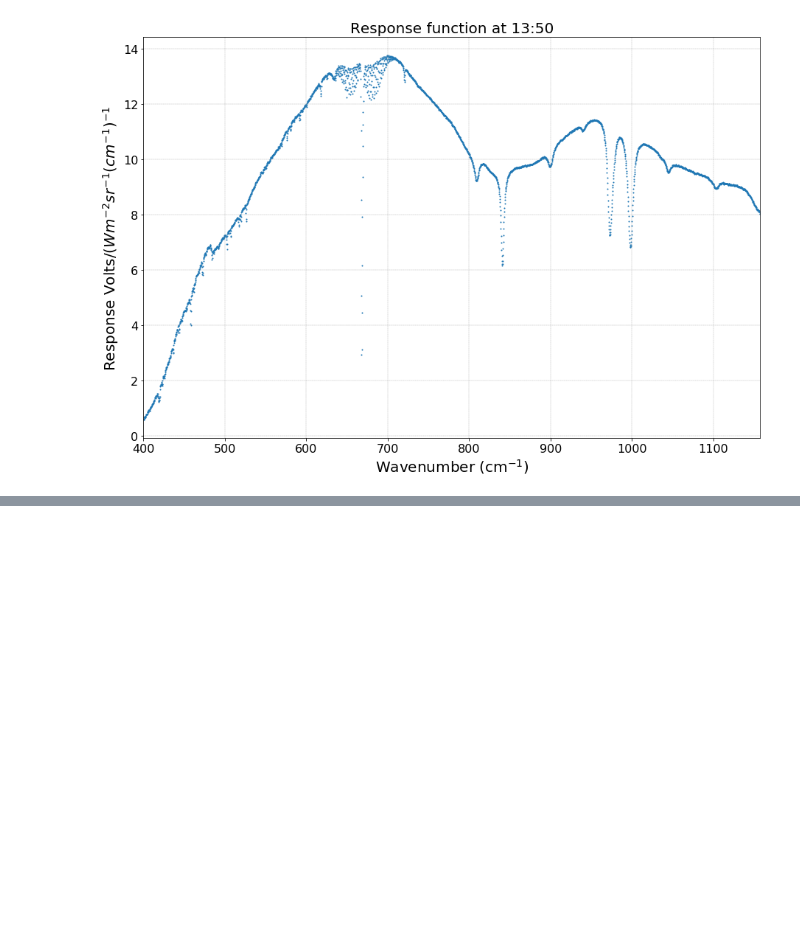
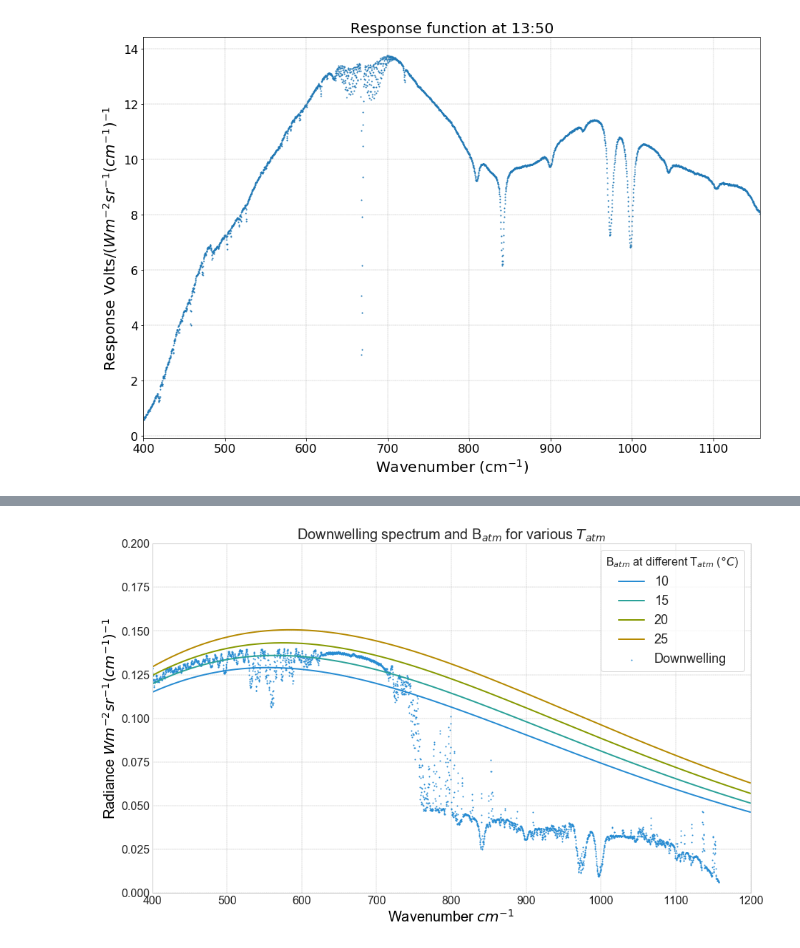
Before and after one commit to micolbedarida/MSci_Project, a Jupyter notebook: sandcode_rachel.ipynb, the cells around one changed output, grey strips where cells are left out. Cells and saved outputs as stored; diff of their text form; code cells hidden in the pictures; blank space fills up the shorter version.

```diff
--- a/sandcode_rachel.ipynb
+++ b/sandcode_rachel.ipynb
@@ -271,0 +280,39 @@ plt.grid(color='grey', linestyle='--', linewidth=.3)
+# %%
+def plot_planck(temps):
+    wavenums = np.arange(400,1200,0.5)
+    plt.style.use(['Solarize_Light2', 'seaborn-whitegrid'])
+
+    for t in temps:
+        radiances = []
+        for w in wavenums:
+            radiances.append(planck(w, t+273.15))
+        plt.plot(wavenums, radiances)
+    plt.show()
+# %%
+temp_average_h = times_temps.at[343,'HBB_temp']
+hbb_spectrum = read_raw_spectra(path_raw, files[int(np.floor(343/4))])[343%4][wavenums_min_ind:]
+radiances_avg_h = np.array([planck(wn, float(temp_average_h)+273.15) for wn in wavenums_cut])
+
+skywater_spectrum = read_raw_spectra(path_raw, files[int(np.floor(352/4))])[352%4][wavenums_min_ind:]
+
+skywater_rad = np.divide((skywater_spectrum-hbb_spectrum), resp_test) + radiances_avg_h
+temps = [10,15,20,25]
+temps_label=[10,15,20,25,'Downwelling']
+
+fig = plt.figure(figsize=(15,9), facecolor='white')
+
+plt.scatter(wavenums_cut, skywater_rad, s=1)
+plot_planck(temps)
+plt.xlim(400,1200)
+plt.ylim(0,0.2)
+plt.xlabel(r'Wavenumber $cm^{-1}$', fontsize=20, color = 'black')
+plt.ylabel(r'Radiance $W m^{-2} sr^{-1} (cm^{-1})^{-1}$', fontsize=20, color = 'black')
+plt.tick_params(labelsize=16)
+legend = plt.legend(temps_label, fontsize=18, title='B$_{atm}$ at different T$_{atm}$ ($\degree C$)', frameon=True)
+plt.setp(legend.get_title(),fontsize=16)
+plt.title('Downwelling spectrum and B$_{atm}$ for various $T_{atm}$', fontsize=20)
+
+plt.grid(color='grey', linestyle='--', linewidth=.3)
+plt.show()
+# %% [output]
+[figure, added]
```
Also changed, not shown: parts of 8 cells of this notebook.
